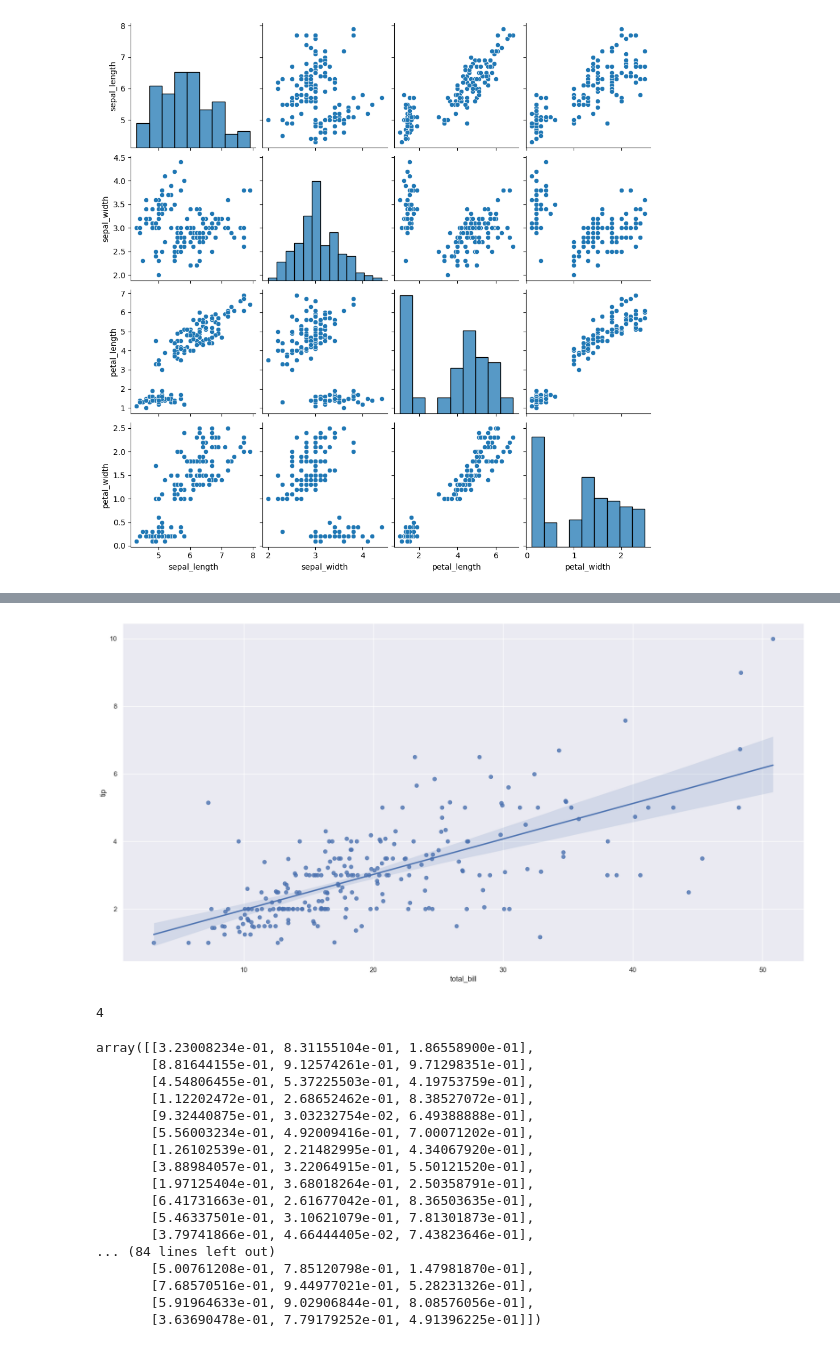
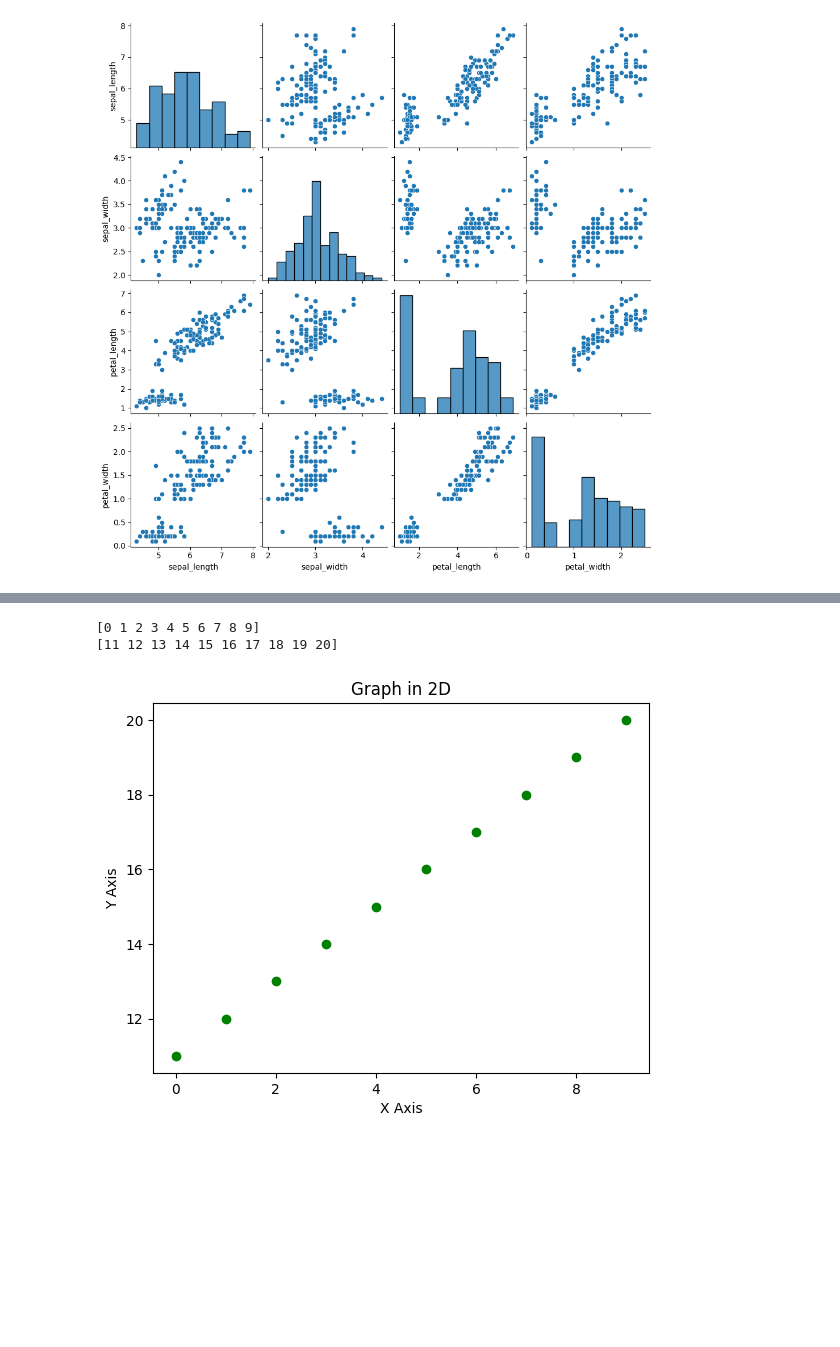
Before and after one commit to guptaayushman24/Ineuron_Python, a Jupyter notebook: Visualization.ipynb, the cells around one changed output, grey strips where cells are left out. Drawn from its saved outputs; the diff is of its cells as text; code cells hidden in the pictures; blank space fills up the shorter version.

```diff
--- a/Visualization.ipynb
+++ b/Visualization.ipynb
@@ -628,6 +604,0 @@ sns.regplot(x=df1.total_bill,y=df1.tip)
-# %%
-# Adjusting the figure size
-sns.regplot(x=df1.total_bill,y=df1.tip)
-sns.set(rc={'figure.figsize':(20,10)})
-# %% [output]
-[figure, removed]
@@ -636,26 +604,0 @@ import numpy as np
-# %%
-x = np.array([[1,2,3,4],[4,5,6,7]])
-x
-# %% [output]
-4
-# %%
-x = np.random.rand(100,3)
-x
-# %% [output]
-array([[3.23008234e-01, 8.31155104e-01, 1.86558900e-01],
-       [8.81644155e-01, 9.12574261e-01, 9.71298351e-01],
-       [4.54806455e-01, 5.37225503e-01, 4.19753759e-01],
-       [1.12202472e-01, 2.68652462e-01, 8.38527072e-01],
-       [9.32440875e-01, 3.03232754e-02, 6.49388888e-01],
-       [5.56003234e-01, 4.92009416e-01, 7.00071202e-01],
-       [1.26102539e-01, 2.21482995e-01, 4.34067920e-01],
-       [3.88984057e-01, 3.22064915e-01, 5.50121520e-01],
-       [1.97125404e-01, 3.68018264e-01, 2.50358791e-01],
-       [6.41731663e-01, 2.61677042e-01, 8.36503635e-01],
-       [5.46337501e-01, 3.10621079e-01, 7.81301873e-01],
-       [3.79741866e-01, 4.66444405e-02, 7.43823646e-01],
-... (84 lines left out)
-       [5.00761208e-01, 7.85120798e-01, 1.47981870e-01],
-       [7.68570516e-01, 9.44977021e-01, 5.28231326e-01],
-       [5.91964633e-01, 9.02906844e-01, 8.08576056e-01],
-       [3.63690478e-01, 7.79179252e-01, 4.91396225e-01]])
@@ -669,0 +605,16 @@ array([[3.23008234e-01, 8.31155104e-01, 1.86558900e-01],
+# %%
+x = np.arange(0,10)
+y = np.arange(11,21)
+print(x)
+print(y)
+# %% [output]
+[0 1 2 3 4 5 6 7 8 9]
+[11 12 13 14 15 16 17 18 19 20]
+# %%
+plt.scatter(x,y,c='g')
+plt.xlabel('X Axis')
+plt.ylabel('Y Axis')
+plt.title('Graph in 2D')
+plt.savefig('Test.png')
+# %% [output]
+[figure, added]
```
Also changed, not shown: parts of 20 cells of this notebook.
